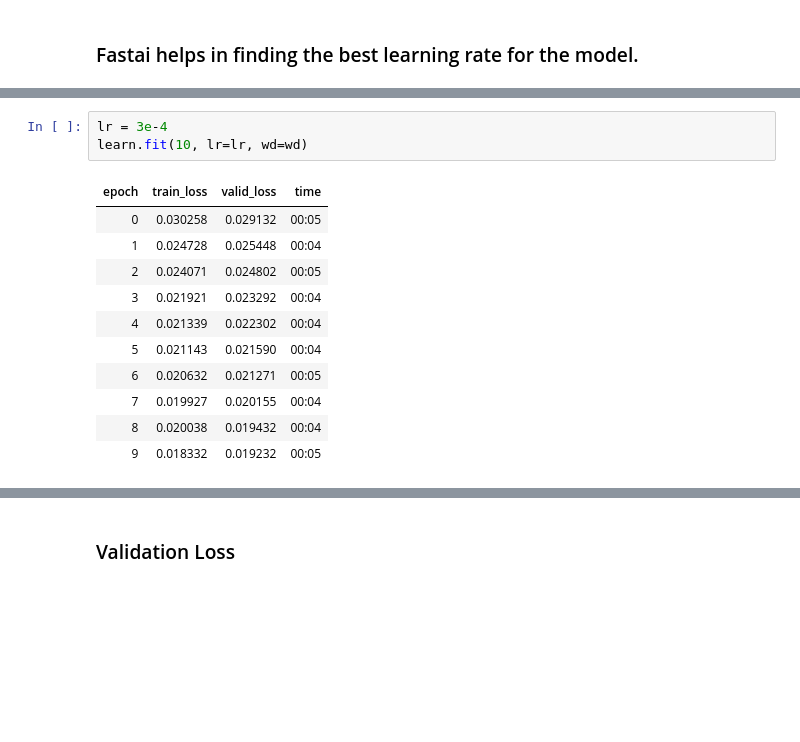
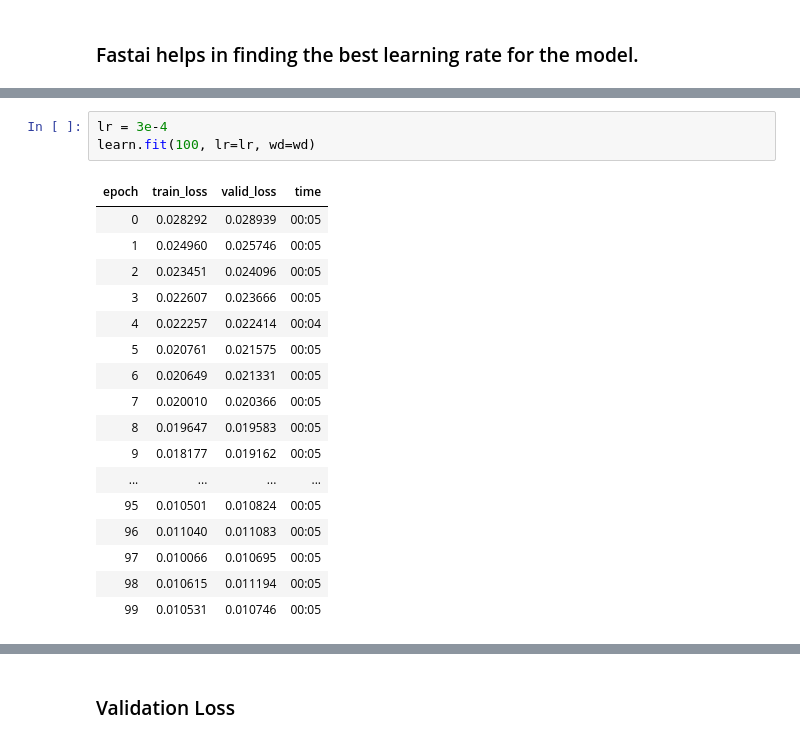
Before and after one commit to ATLAS-Autoencoders-GSoC-2020-Closed/gsoc-assignment-prabh27, a Jupyter notebook: autoencoder_4D.ipynb, the cells around one changed output, grey strips where cells are left out. Cells and saved outputs as stored; diff of their text form; blank space fills up the shorter version.

```diff
--- a/autoencoder_4D.ipynb
+++ b/autoencoder_4D.ipynb
@@ -307,15 +320,21 @@ learn.recorder.plot()
 # %%
 lr = 3e-4
-learn.fit(10, lr=lr, wd=wd)
+learn.fit(100, lr=lr, wd=wd)
 # %% [output]
 | epoch | train_loss | valid_loss | time |
-| 0 | 0.030258 | 0.029132 | 00:05 |
-| 1 | 0.024728 | 0.025448 | 00:04 |
-| 2 | 0.024071 | 0.024802 | 00:05 |
-| 3 | 0.021921 | 0.023292 | 00:04 |
-| 4 | 0.021339 | 0.022302 | 00:04 |
-| 5 | 0.021143 | 0.021590 | 00:04 |
-| 6 | 0.020632 | 0.021271 | 00:05 |
-| 7 | 0.019927 | 0.020155 | 00:04 |
-| 8 | 0.020038 | 0.019432 | 00:04 |
-| 9 | 0.018332 | 0.019232 | 00:05 |
+| 0 | 0.028292 | 0.028939 | 00:05 |
+| 1 | 0.024960 | 0.025746 | 00:05 |
+| 2 | 0.023451 | 0.024096 | 00:05 |
+| 3 | 0.022607 | 0.023666 | 00:05 |
+| 4 | 0.022257 | 0.022414 | 00:04 |
+| 5 | 0.020761 | 0.021575 | 00:05 |
+| 6 | 0.020649 | 0.021331 | 00:05 |
+| 7 | 0.020010 | 0.020366 | 00:05 |
+| 8 | 0.019647 | 0.019583 | 00:05 |
+| 9 | 0.018177 | 0.019162 | 00:05 |
+| ... | ... | ... | ... |
+| 95 | 0.010501 | 0.010824 | 00:05 |
+| 96 | 0.011040 | 0.011083 | 00:05 |
+| 97 | 0.010066 | 0.010695 | 00:05 |
+| 98 | 0.010615 | 0.011194 | 00:05 |
+| 99 | 0.010531 | 0.010746 | 00:05 |
```
Also changed, not shown: parts of 24 cells of this notebook, 1 other file.
